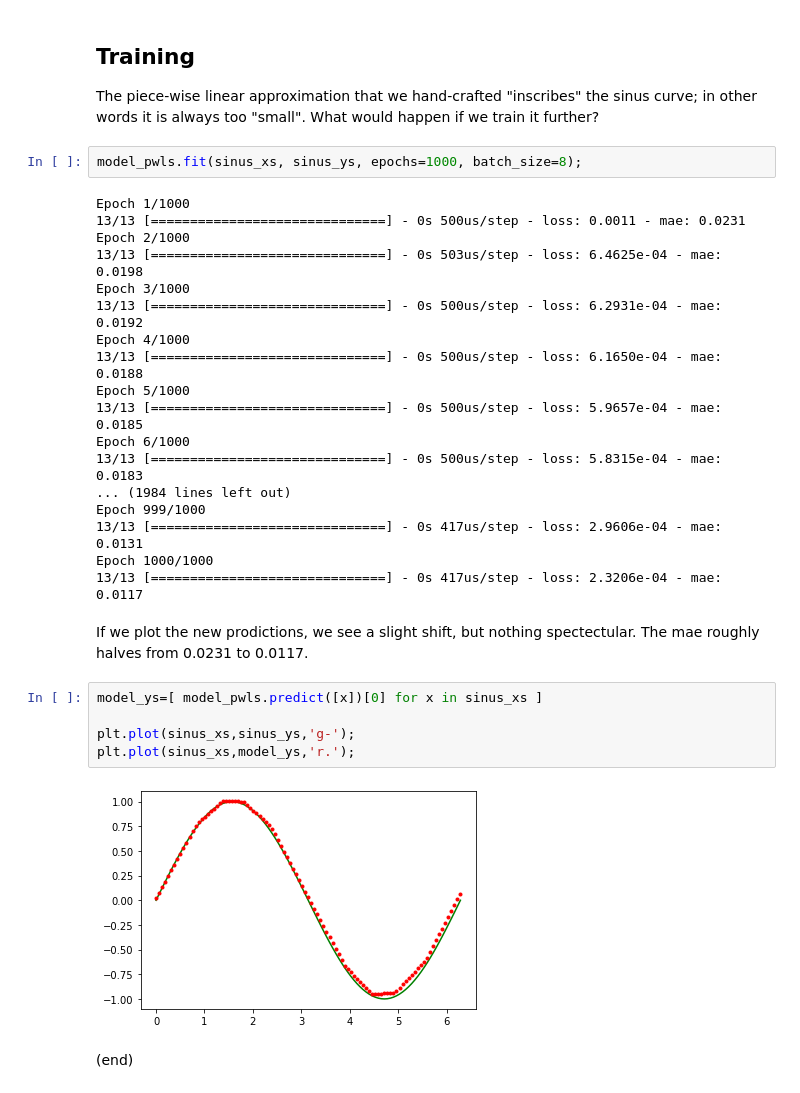
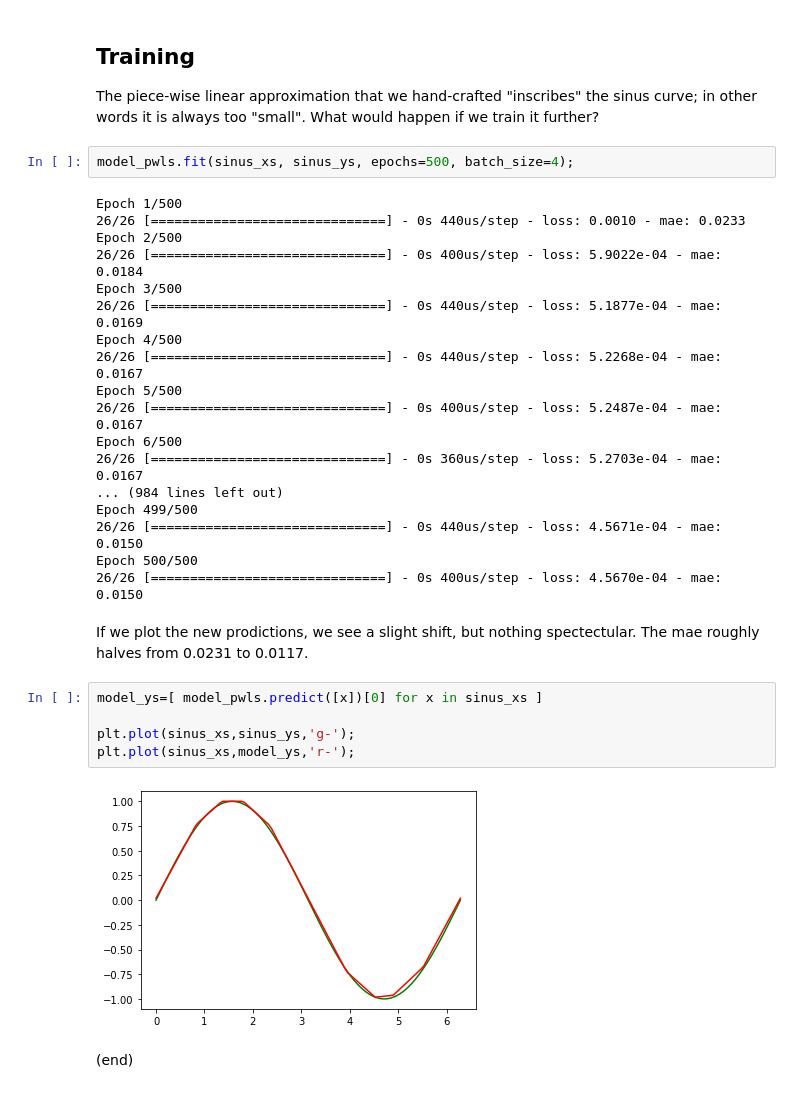
Before and after one commit to maarten-pennings/MachineLearning, a Jupyter notebook: sinus/piecewise-sinus.ipynb, the cells around one changed output. Cells and saved outputs as stored; diff of their text form.

```diff
--- a/sinus/piecewise-sinus.ipynb
+++ b/sinus/piecewise-sinus.ipynb
@@ -229,33 +229,33 @@ plt.plot(sinus_xs,model_ys,'r.');
 
 The piece-wise linear approximation that we hand-crafted "inscribes" the sinus curve; in other words it is always too "small". What would happen if we train it further?
 # %%
-model_pwls.fit(sinus_xs, sinus_ys, epochs=1000, batch_size=8);
+model_pwls.fit(sinus_xs, sinus_ys, epochs=500, batch_size=4);
 # %% [output]
-Epoch 1/1000
-13/13 [==============================] - 0s 500us/step - loss: 0.0011 - mae: 0.0231
-Epoch 2/1000
-13/13 [==============================] - 0s 503us/step - loss: 6.4625e-04 - mae: 0.0198
-Epoch 3/1000
-13/13 [==============================] - 0s 500us/step - loss: 6.2931e-04 - mae: 0.0192
-Epoch 4/1000
-13/13 [==============================] - 0s 500us/step - loss: 6.1650e-04 - mae: 0.0188
-Epoch 5/1000
-13/13 [==============================] - 0s 500us/step - loss: 5.9657e-04 - mae: 0.0185
-Epoch 6/1000
-13/13 [==============================] - 0s 500us/step - loss: 5.8315e-04 - mae: 0.0183
-... (1984 lines left out)
-Epoch 999/1000
-13/13 [==============================] - 0s 417us/step - loss: 2.9606e-04 - mae: 0.0131
-Epoch 1000/1000
-13/13 [==============================] - 0s 417us/step - loss: 2.3206e-04 - mae: 0.0117
+Epoch 1/500
+26/26 [==============================] - 0s 440us/step - loss: 0.0010 - mae: 0.0233
+Epoch 2/500
+26/26 [==============================] - 0s 400us/step - loss: 5.9022e-04 - mae: 0.0184
+Epoch 3/500
+26/26 [==============================] - 0s 440us/step - loss: 5.1877e-04 - mae: 0.0169
+Epoch 4/500
+26/26 [==============================] - 0s 440us/step - loss: 5.2268e-04 - mae: 0.0167
+Epoch 5/500
+26/26 [==============================] - 0s 400us/step - loss: 5.2487e-04 - mae: 0.0167
+Epoch 6/500
+26/26 [==============================] - 0s 360us/step - loss: 5.2703e-04 - mae: 0.0167
+... (984 lines left out)
+Epoch 499/500
+26/26 [==============================] - 0s 440us/step - loss: 4.5671e-04 - mae: 0.0150
+Epoch 500/500
+26/26 [==============================] - 0s 400us/step - loss: 4.5670e-04 - mae: 0.0150
 # %% [markdown]
 If we plot the new prodictions, we see a slight shift, but nothing spectectular. The mae roughly halves from 0.0231 to 0.0117.
 # %%
 model_ys=[ model_pwls.predict([x])[0] for x in sinus_xs ]
 
 plt.plot(sinus_xs,sinus_ys,'g-');
-plt.plot(sinus_xs,model_ys,'r.');
+plt.plot(sinus_xs,model_ys,'r-');
 # %% [output]
-[figure, old version]
+[figure, new version]
 # %% [markdown]
 (end)
```
Also changed, not shown: parts of 2 cells of this notebook.
